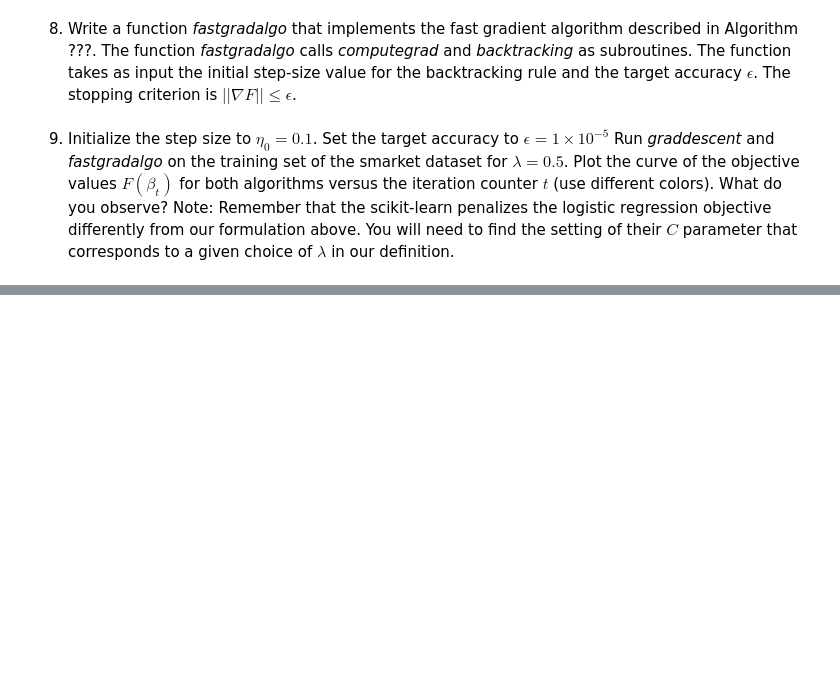
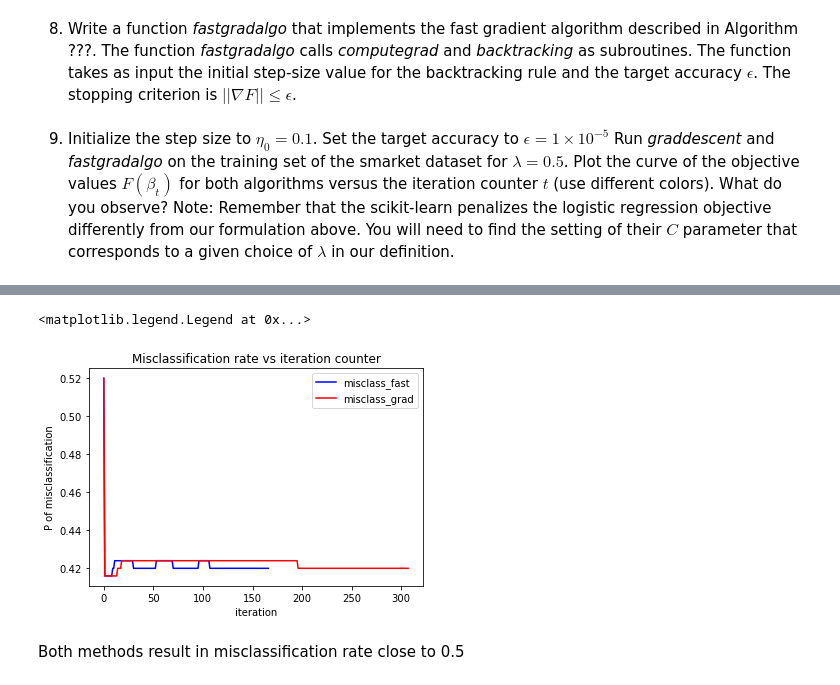
Before and after one commit to emi90/data558, a Jupyter notebook: Homework/hw3_EmilyYamauchi.ipynb, the cells around one changed output, grey strips where cells are left out. Saved outputs shown, nothing was run; the diff lists cells and outputs as text; code cells hidden in the pictures; blank space fills up the shorter version.

```diff
--- a/Homework/hw3_EmilyYamauchi.ipynb
+++ b/Homework/hw3_EmilyYamauchi.ipynb
@@ -123,8 +123,11 @@ y_train.shape:  (1000,)
 y_test.shape:  (250,)
 # %%
 Xscale = preprocessing.StandardScaler().fit(X_train)
+Xscale_test = preprocessing.StandardScaler().fit(X_test)
 Xs = Xscale.transform(X_train)
+Xs_test = Xscale_test.transform(X_test)
 
 print('Xs.shape: ', Xs.shape)
+print('Xs_test.shape: ', Xs_test.shape)
 # %% [output]
 Xs.shape:  (1000, 3)
@@ -423,0 +418,14 @@ y_train[5]
+# %%
+fig = plt.figure()
+ax = fig.add_subplot()
+ax.plot(misclass_fast_test, c = 'b', label = 'misclass_fast')
+ax.plot(misclass_grad_test, c = 'r', label = 'misclass_grad')
+ax.set_title('Misclassification rate vs iteration counter')
+ax.set_xlabel('iteration')
+ax.set_ylabel('P of misclassification')
+ax.legend()
+# %% [output]
+<matplotlib.legend.Legend at 0x...>
+[figure, added]
+# %% [markdown]
+Both methods result in misclassification rate close to 0.5
```
Also changed, not shown: parts of 49 cells of this notebook.
